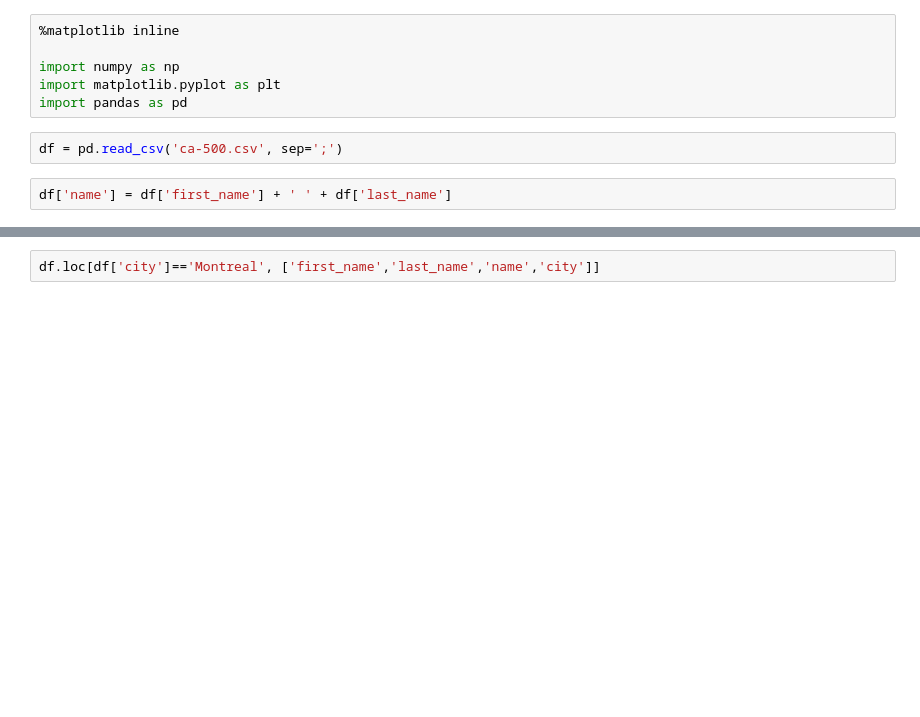
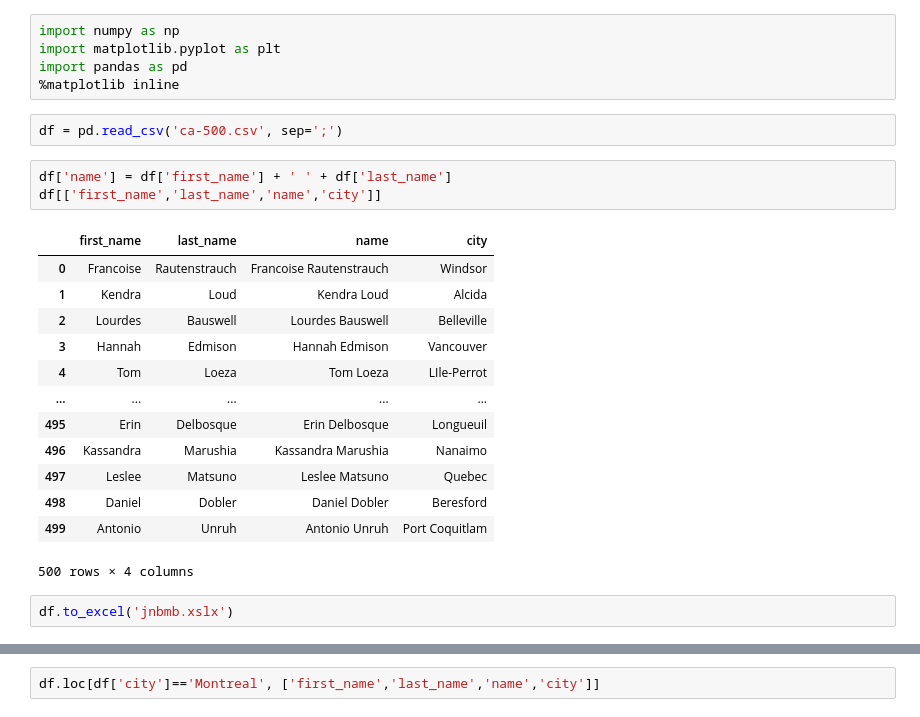
Before and after one commit to PeterAnema/PythonProgrammingSandbox, a Jupyter notebook: Jupyter Notebooks/ca-500 met Pandas.ipynb, the cells around one changed output, grey strips where cells are left out. Drawn from its saved outputs; the diff is of its cells as text; blank space fills up the shorter version.

```diff
--- a/Jupyter Notebooks/ca-500 met Pandas.ipynb
+++ b/Jupyter Notebooks/ca-500 met Pandas.ipynb
@@ -1,13 +1,29 @@
 # %%
-%matplotlib inline
-
 import numpy as np
 import matplotlib.pyplot as plt
 import pandas as pd
+%matplotlib inline
 # %%
 df = pd.read_csv('ca-500.csv', sep=';')
 # %%
 df['name'] = df['first_name'] + ' ' + df['last_name']
+df[['first_name','last_name','name','city']]
+# %% [output]
+|  | first_name | last_name | name | city |
+| 0 | Francoise | Rautenstrauch | Francoise Rautenstrauch | Windsor |
+| 1 | Kendra | Loud | Kendra Loud | Alcida |
+| 2 | Lourdes | Bauswell | Lourdes Bauswell | Belleville |
+| 3 | Hannah | Edmison | Hannah Edmison | Vancouver |
+| 4 | Tom | Loeza | Tom Loeza | LIle-Perrot |
+| ... | ... | ... | ... | ... |
+| 495 | Erin | Delbosque | Erin Delbosque | Longueuil |
+| 496 | Kassandra | Marushia | Kassandra Marushia | Nanaimo |
+| 497 | Leslee | Matsuno | Leslee Matsuno | Quebec |
+| 498 | Daniel | Dobler | Daniel Dobler | Beresford |
+| 499 | Antonio | Unruh | Antonio Unruh | Port Coquitlam |
+500 rows × 4 columns
+# %%
+df.to_excel('jnbmb.xslx')
 # %%
 df
 # %% [output]
```
Also changed, not shown: parts of 2 cells of this notebook, 32 other files.
